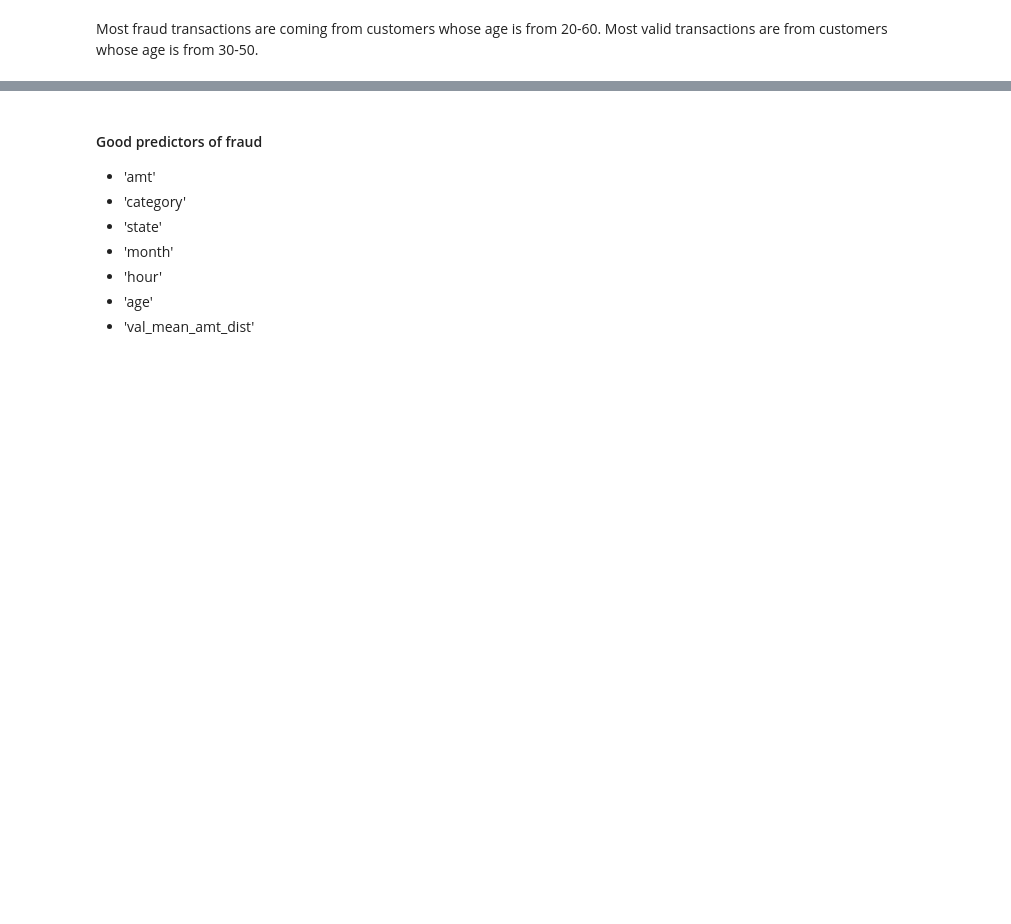
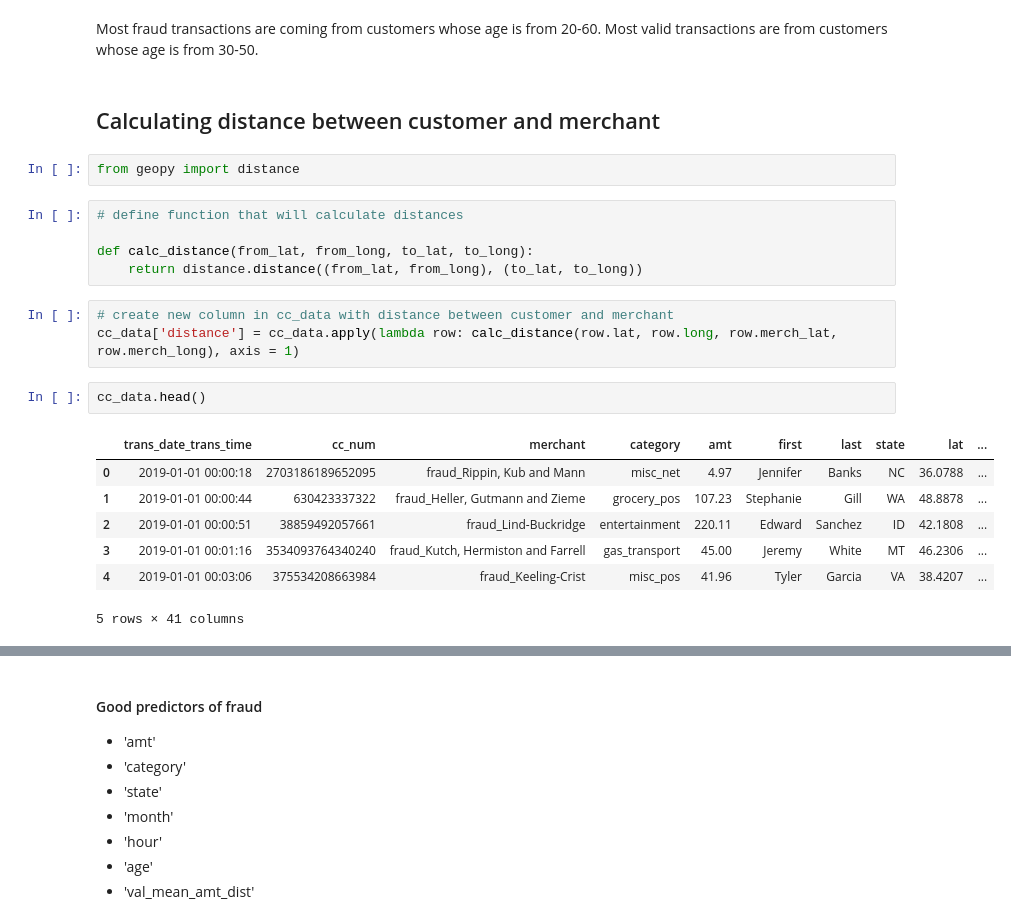
Before and after one commit to cchung106/Capstone-Two, a Jupyter notebook: Notebooks/02_EDA.ipynb, the cells around one changed output, grey strips where cells are left out. Cells and saved outputs as stored; diff of their text form; blank space fills up the shorter version.

```diff
--- a/Notebooks/02_EDA.ipynb
+++ b/Notebooks/02_EDA.ipynb
@@ -1040,3 +1035,25 @@ Text(0.5, 1.0, 'Fraud transactions by age')
 [figure]
 # %% [markdown]
 Most fraud transactions are coming from customers whose age is from 20-60. Most valid transactions are from customers whose age is from 30-50.
+# %% [markdown]
+## Calculating distance between customer and merchant
+# %%
+from geopy import distance
+# %%
+# define function that will calculate distances
+
+def calc_distance(from_lat, from_long, to_lat, to_long):
+    return distance.distance((from_lat, from_long), (to_lat, to_long))
+# %%
+# create new column in cc_data with distance between customer and merchant
+cc_data['distance'] = cc_data.apply(lambda row: calc_distance(row.lat, row.long, row.merch_lat, row.merch_long), axis = 1)
+# %%
+cc_data.head()
+# %% [output]
+|  | trans_date_trans_time | cc_num | merchant | category | amt | first | last | state | lat | ... |
+| 0 | 2019-01-01 00:00:18 | 2703186189652095 | fraud_Rippin, Kub and Mann | misc_net | 4.97 | Jennifer | Banks | NC | 36.0788 | ... |
+| 1 | 2019-01-01 00:00:44 | 630423337322 | fraud_Heller, Gutmann and Zieme | grocery_pos | 107.23 | Stephanie | Gill | WA | 48.8878 | ... |
+| 2 | 2019-01-01 00:00:51 | 38859492057661 | fraud_Lind-Buckridge | entertainment | 220.11 | Edward | Sanchez | ID | 42.1808 | ... |
+| 3 | 2019-01-01 00:01:16 | 3534093764340240 | fraud_Kutch, Hermiston and Farrell | gas_transport | 45.00 | Jeremy | White | MT | 46.2306 | ... |
+| 4 | 2019-01-01 00:03:06 | 375534208663984 | fraud_Keeling-Crist | misc_pos | 41.96 | Tyler | Garcia | VA | 38.4207 | ... |
+5 rows × 41 columns
```
Also changed, not shown: parts of 24 cells of this notebook.
